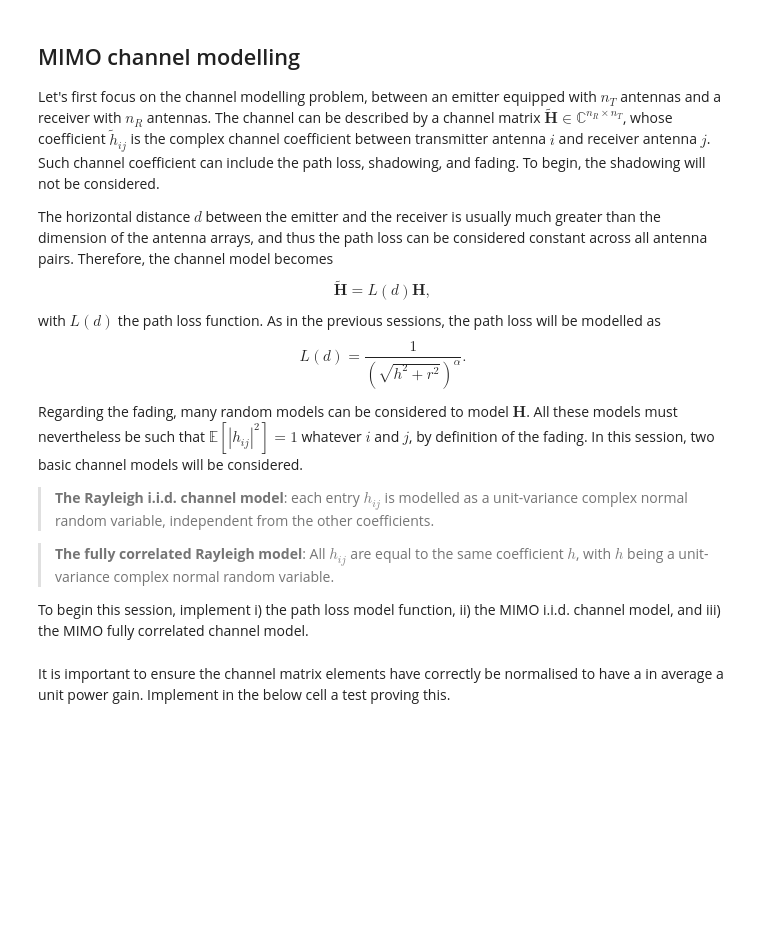
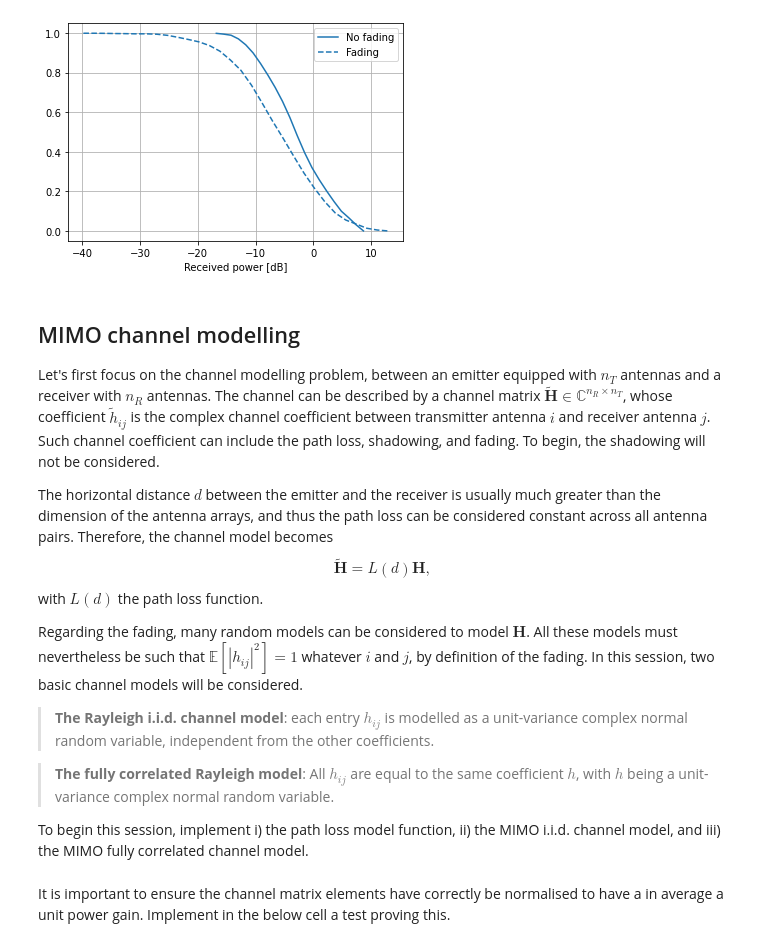
Before and after one commit to jeertmans/LELEC2796, a Jupyter notebook: project/Session-3.ipynb, the cells around one changed output. Saved outputs shown, nothing was run; the diff lists cells and outputs as text; code cells hidden in the pictures; blank space fills up the shorter version.

```diff
--- a/project/Session-3.ipynb
+++ b/project/Session-3.ipynb
@@ -10,15 +154,48 @@ In this session, multi-antennas networks will be considered. This raises the cha
+# %%
+idx_lam = 10
+
+powers_ppp = results_no_fading[:, idx_lam]
+hist_ppp, bin_edges_ppp = np.histogram(
+        10 * np.log10(powers_ppp), bins='auto', density=True
+    )
+CDF_ppp = np.cumsum(hist_ppp * np.diff(bin_edges_ppp))
+CCDF_ppp = 1 - CDF_ppp
+(line,) = plt.plot(
+        bin_edges_ppp[:-1], CCDF_ppp, "-", label=f"No fading"
+    )
+
+powers_ppp = results_fading[:, idx_lam]
+hist_ppp, bin_edges_ppp = np.histogram(
+    10 * np.log10(powers_ppp), bins=n_bins, density=True
+)
+CDF_ppp = np.cumsum(hist_ppp * np.diff(bin_edges_ppp))
+CCDF_ppp = 1 - CDF_ppp
+(line,) = plt.plot(
+    bin_edges_ppp[:-1],
+    CCDF_ppp,
+    color=line.get_color(),
+    linestyle="--",
+    label=f"Fading",
+)
+plt.legend()
+
+
+plt.xlabel("Received power [dB]")
+plt.grid()
+# %% [output]
+[figure, added]
 # %% [markdown]
 ## MIMO channel modelling
+
 Let's first focus on the channel modelling problem, between an emitter equipped with $n_T$ antennas and a receiver with $n_R$ antennas. The channel can be described by a channel matrix $\tilde{\mathbf{H}} \in \mathbb{C}^{n_R \times n_T}$, whose coefficient $\tilde{h}_{ij}$ is the complex channel coefficient between transmitter antenna $i$ and receiver antenna $j$. Such channel coefficient can include the path loss, shadowing, and fading. To begin, the shadowing will not be considered.
 
 The horizontal distance $d$ between the emitter and the receiver is usually much greater than the dimension of the antenna arrays, and thus the path loss can be considered constant across all antenna pairs. Therefore, the channel model becomes
 $$ \tilde{\mathbf{H}} = L(d) \mathbf{H},$$
-with $L(d)$ the path loss function. As in the previous sessions, the path loss will be modelled as
-$$ L(d) = \frac{1}{\left(\sqrt{h^2+r^2}\right)^{\alpha}}. $$
+with $L(d)$ the path loss function.
 
 Regarding the fading, many random models can be considered to model $\mathbf{H}$. All these models must nevertheless be such that $\mathbb{E}\left[\left|h_{ij}\right|^2\right] =1$ whatever $i$ and $j$, by definition of the fading. In this session, two basic channel models will be considered.
-> **The Rayleigh i.i.d. channel model**: each entry $h_{ij}$ is modelled as a unit-variance complex normal random variable, independent from the other coefficients.
+   > **The Rayleigh i.i.d. channel model**: each entry $h_{ij}$ is modelled as a unit-variance complex normal random variable, independent from the other coefficients.
 
-> **The fully correlated Rayleigh model**: All $h_{ij}$ are equal to the same coefficient $h$, with $h$ being a unit-variance complex normal random variable.
+   > **The fully correlated Rayleigh model**: All $h_{ij}$ are equal to the same coefficient $h$, with $h$ being a unit-variance complex normal random variable.
 
 To begin this session, implement i) the path loss model function, ii) the MIMO i.i.d. channel model, and iii) the MIMO fully correlated channel model.
```
Also changed, not shown: parts of 23 cells of this notebook, 1 other file.
